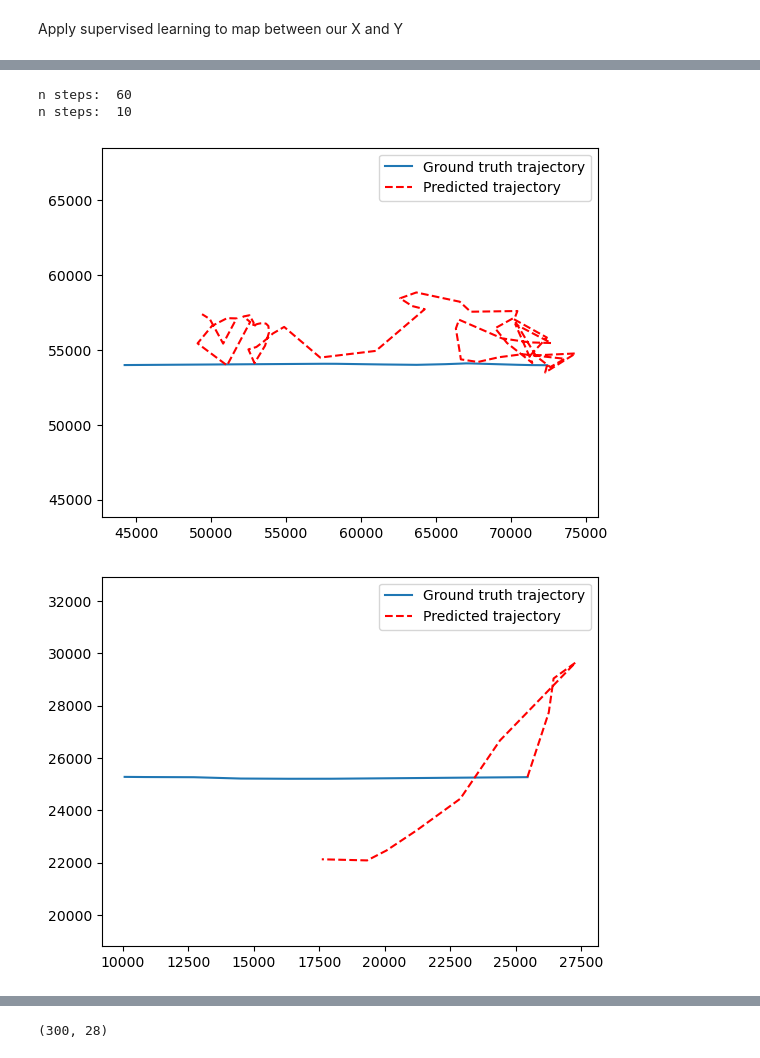
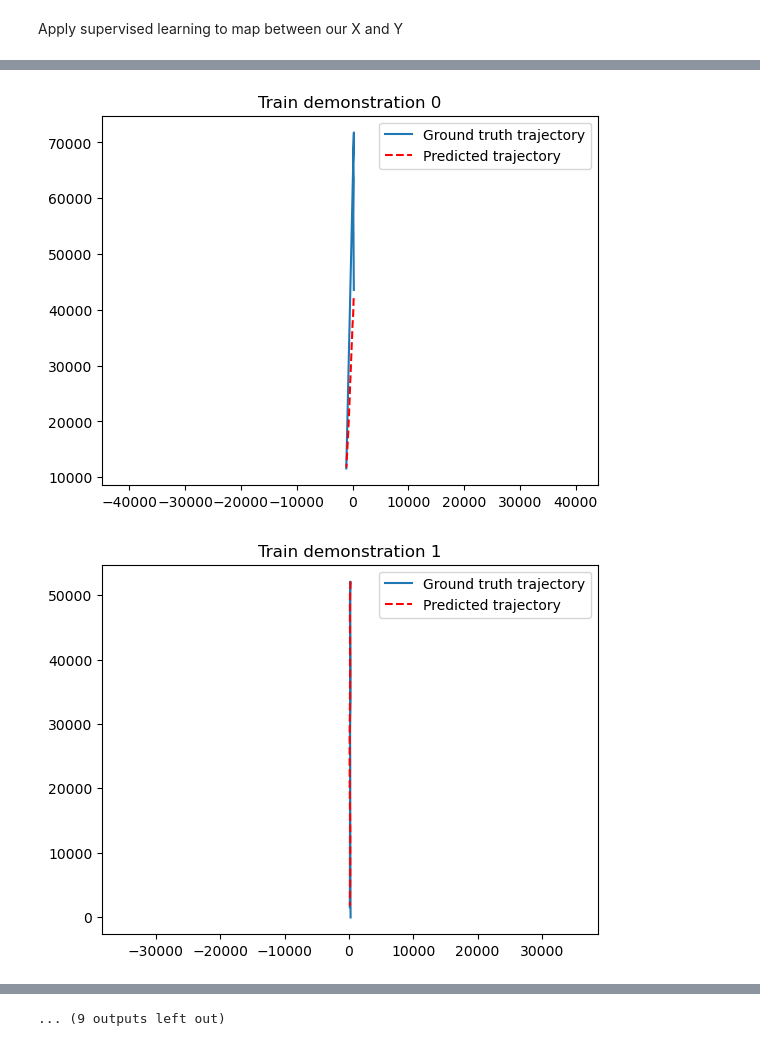
Before and after one commit to castrong/DeepBrainIRL, a Jupyter notebook: bc.ipynb, the cells around one changed output, grey strips where cells are left out. Cells and saved outputs as stored; diff of their text form; code cells hidden in the pictures.

Commit message:
solid changes to bc, miscellaneous fixes and added in the center line centric modeling

```diff
--- a/bc.ipynb
+++ b/bc.ipynb
@@ -387,0 +687,26 @@ def visualize_prediction(state_matrix, model, X_mean, X_stdev, Y_mean, Y_std, n_
+# %%
+if ~world_frame:
+    n_train_animations = 1
+    n_validation_animations = 1
+    export_as_gif = True
+    percent_to_animate=0.5
+
+    train_anims = []
+    validation_anims = []
+    for i in range(n_train_animations):
+        demonstration_states = train_demonstration_states_line_frame[i]
+        ego_states_prediction = rollout_prediction_line_frame(demonstration_states, model, X_train_mean, X_train_std, Y_train_mean, Y_train_std, n_steps_ahead, k_closest_vehicles, k_closest_pedestrians)
+        anim = animate_trajectory(demonstration_states, ego_states_prediction, n_steps_ahead, k_closest_vehicles, k_closest_pedestrians, percent_to_animate=percent_to_animate, export_as_gif=export_as_gif, filename=f"./Output/animation_train_{i}")
+        plt.figure()
+        plt.plot(ego_states_prediction[:, 0], ego_states_prediction[:, 1], 'r')
+        train_anims.append(anim)
+
+    for i in range(n_validation_animations):
+        demonstration_states = validation_demonstration_states_line_frame[i]
+        ego_states_prediction = rollout_prediction_line_frame(demonstration_states, model, X_train_mean, X_train_std, Y_train_mean, Y_train_std, n_steps_ahead, k_closest_vehicles, k_closest_pedestrians)
+        anim = animate_trajectory(demonstration_states, ego_states_prediction, n_steps_ahead, k_closest_vehicles, k_closest_pedestrians, percent_to_animate=percent_to_animate, export_as_gif=export_as_gif, filename=f"./Output/animation_validation_{i}")
+
+        validation_anims.append(anim)
+
+train_anims[0]
+#validation_anims[0]
@@ -388,10 +717,18 @@ def visualize_prediction(state_matrix, model, X_mean, X_stdev, Y_mean, Y_std, n_
 # %%
-first_train = train_demonstrations[0][0]
-first_validation = validation_demonstrations[0][0]
-visualize_prediction(first_train, model, X_train_mean, X_train_std, X_train_mean[0:4], X_train_std[0:4], n_steps_ahead=n_steps_ahead, sim_time=60)
-visualize_prediction(first_validation, model, X_train_mean, X_train_std, X_train_mean[0:4], X_train_std[0:4], n_steps_ahead=n_steps_ahead, sim_time=10)
+if world_frame:
+    first_train = train_demonstrations[0][0]
+    first_validation = validation_demonstrations[0][0]
+    visualize_prediction(first_train, model, X_train_mean, X_train_std, X_train_mean[0:4], X_train_std[0:4], n_steps_ahead=n_steps_ahead, sim_time=60)
+    visualize_prediction(first_validation, model, X_train_mean, X_train_std, X_train_mean[0:4], X_train_std[0:4], n_steps_ahead=n_steps_ahead, sim_time=10)
+
+else:
+    for i, demonstration_states in enumerate(train_demonstration_states_line_frame):
+        visualize_prediction_line_frame(demonstration_states, model, X_train_mean, X_train_std, Y_train_mean, Y_train_std, n_steps_ahead, k_closest_vehicles, k_closest_pedestrians)
+        plt.title(f"Train demonstration {i}")
+
+    for i, demonstration_states in enumerate(validation_demonstration_states_line_frame):
+        visualize_prediction_line_frame(demonstration_states, model, X_train_mean, X_train_std, Y_train_mean, Y_train_std, n_steps_ahead, k_closest_vehicles, k_closest_pedestrians)
+        plt.title(f"Validation demonstration {i}")
 # %% [output]
-n steps:  60
-n steps:  10
-[figure, old version]
+[figure, new version]
-[figure, old version]
+[figure, new version]
@@ -398,4 +745 @@ n steps:  10
+... (9 outputs left out)
-# %%
-validation_demonstrations[0][0].shape
-# %% [output]
-(300, 28)
```
Also changed, not shown: parts of 28 cells of this notebook.
